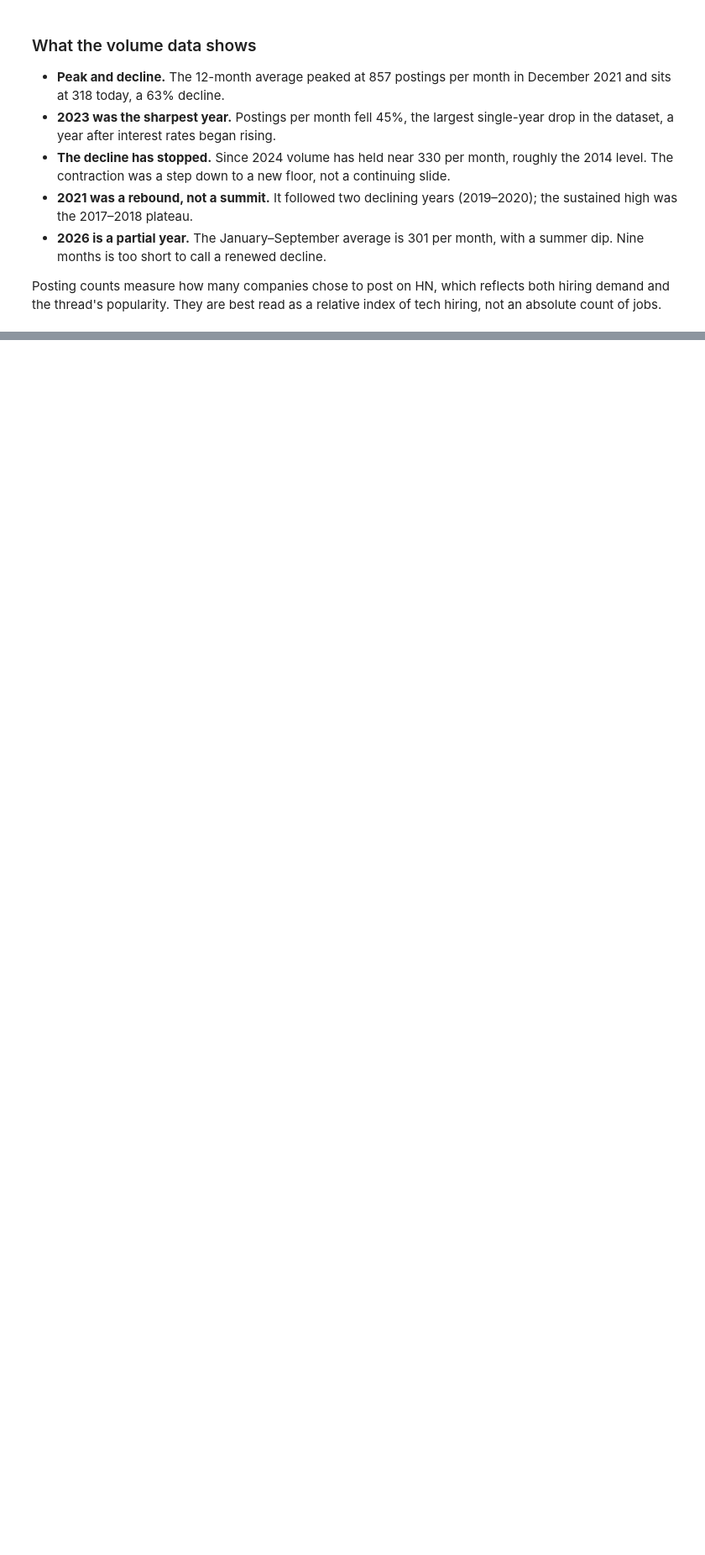
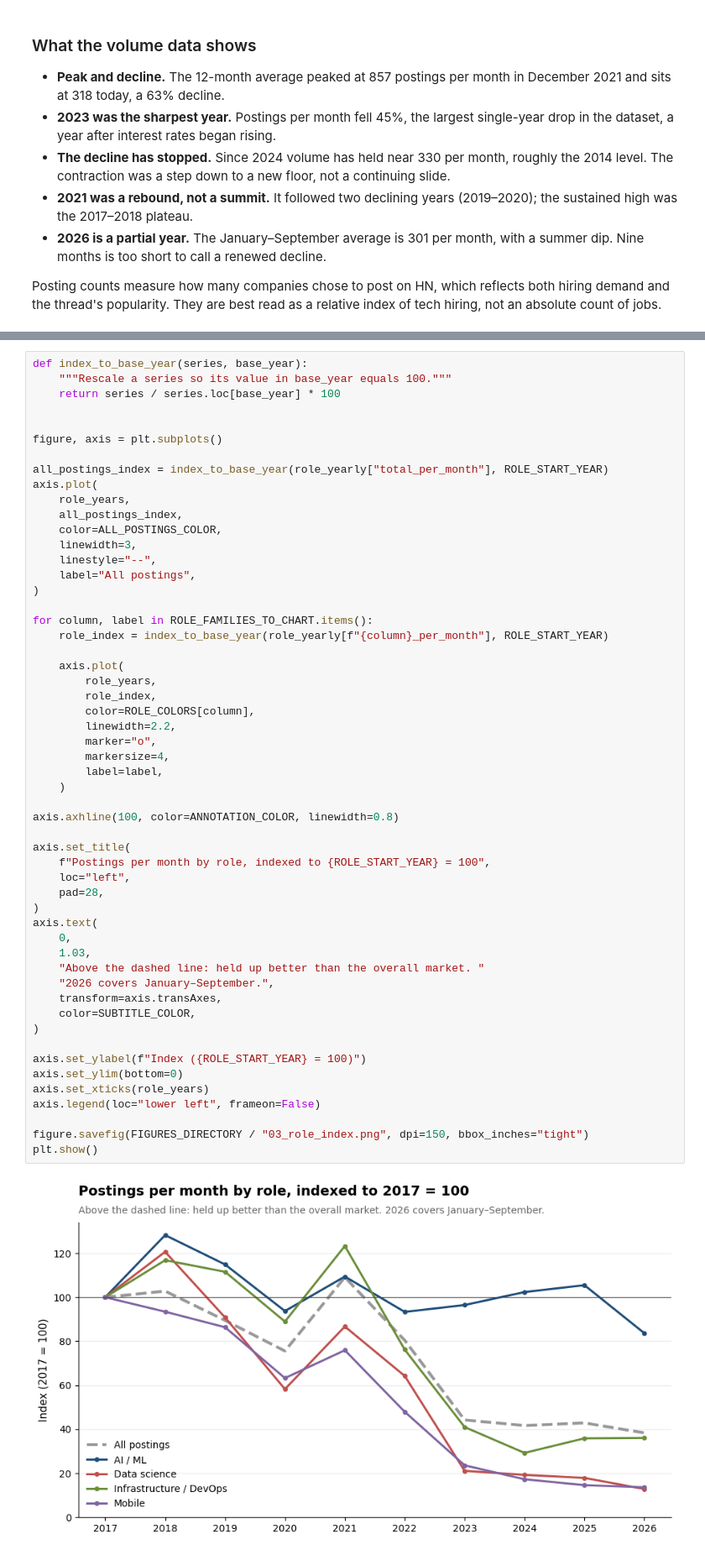
Before and after one commit to AirKristo/hn-hiring-tracker, a Jupyter notebook: notebooks/analysis.ipynb, the cells around one changed output, grey strips where cells are left out. Shown at 84% size. Saved outputs shown, nothing was run; the diff lists cells and outputs as text; blank space fills up the shorter version.

Commit message:
add role findings and move index legend

```diff
--- a/notebooks/analysis.ipynb
+++ b/notebooks/analysis.ipynb
@@ -295,0 +347,56 @@ index of tech hiring, not an absolute count of jobs.
+# %%
+def index_to_base_year(series, base_year):
+    """Rescale a series so its value in base_year equals 100."""
+    return series / series.loc[base_year] * 100
+
+
+figure, axis = plt.subplots()
+
+all_postings_index = index_to_base_year(role_yearly["total_per_month"], ROLE_START_YEAR)
+axis.plot(
+    role_years,
+    all_postings_index,
+    color=ALL_POSTINGS_COLOR,
+    linewidth=3,
+    linestyle="--",
+    label="All postings",
+)
+
+for column, label in ROLE_FAMILIES_TO_CHART.items():
+    role_index = index_to_base_year(role_yearly[f"{column}_per_month"], ROLE_START_YEAR)
+
+    axis.plot(
+        role_years,
+        role_index,
+        color=ROLE_COLORS[column],
+        linewidth=2.2,
+        marker="o",
+        markersize=4,
+        label=label,
+    )
+
+axis.axhline(100, color=ANNOTATION_COLOR, linewidth=0.8)
+
+axis.set_title(
+    f"Postings per month by role, indexed to {ROLE_START_YEAR} = 100",
+    loc="left",
+    pad=28,
+)
+axis.text(
+    0,
+    1.03,
+    "Above the dashed line: held up better than the overall market. "
+    "2026 covers January–September.",
+    transform=axis.transAxes,
+    color=SUBTITLE_COLOR,
+)
+
+axis.set_ylabel(f"Index ({ROLE_START_YEAR} = 100)")
+axis.set_ylim(bottom=0)
+axis.set_xticks(role_years)
+axis.legend(loc="lower left", frameon=False)
+
+figure.savefig(FIGURES_DIRECTORY / "03_role_index.png", dpi=150, bbox_inches="tight")
+plt.show()
+# %% [output]
+[figure, added]
```
Also changed, not shown: parts of 5 cells of this notebook, 2 other files.
